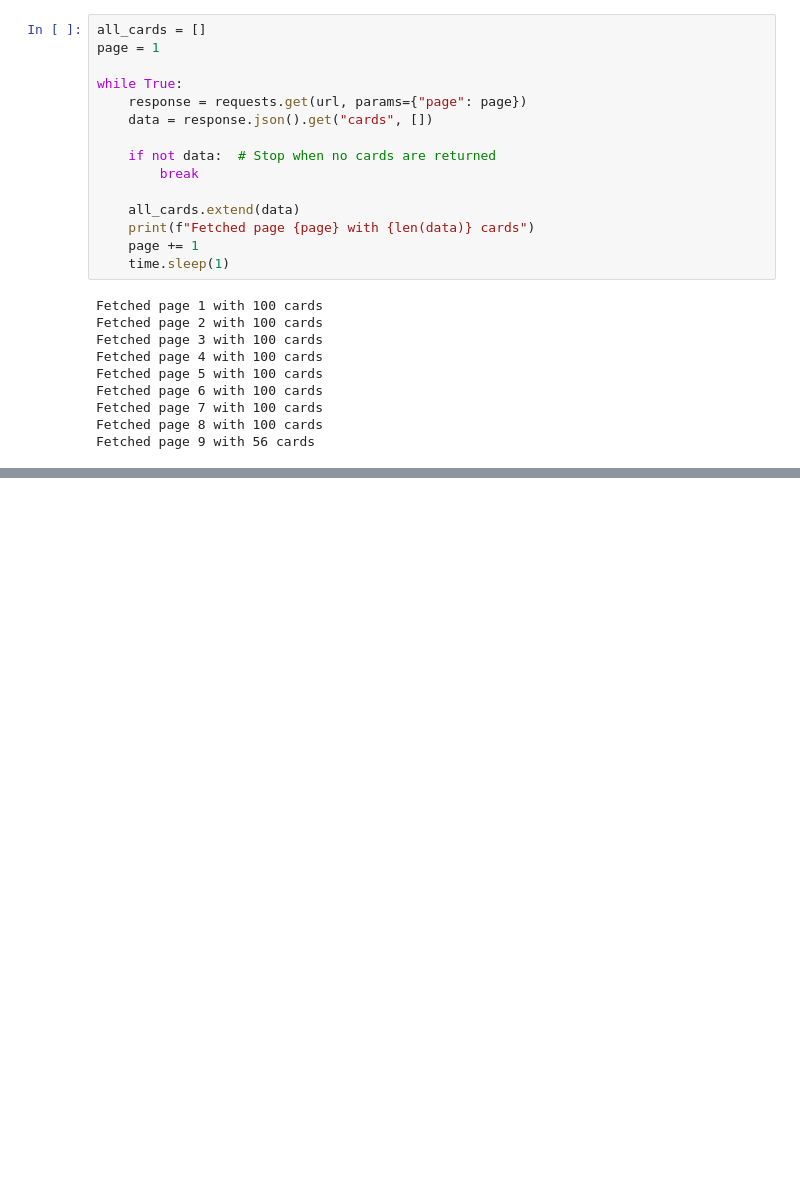
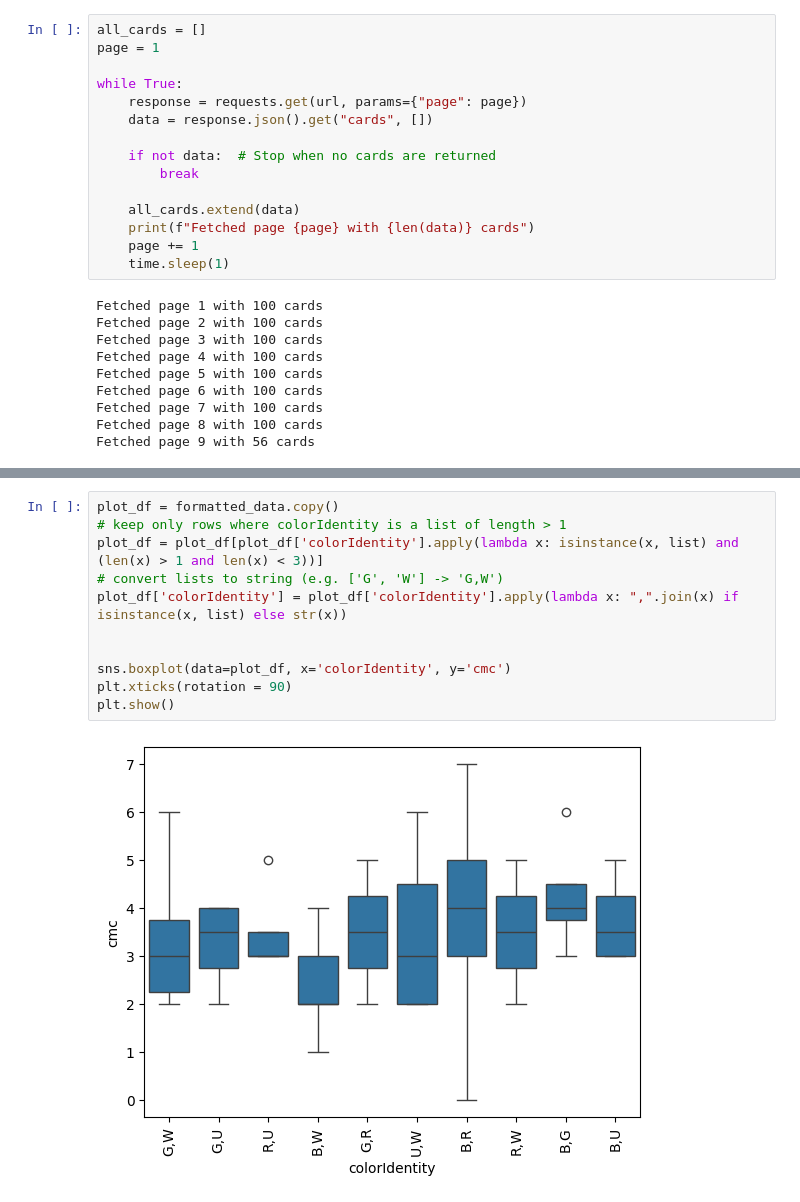
Before and after one commit to FBIagent42/magic_data_set, a Jupyter notebook: main.ipynb, the cells around one changed output, grey strips where cells are left out. Saved outputs shown, nothing was run; the diff lists cells and outputs as text; blank space fills up the shorter version.

```diff
--- a/main.ipynb
+++ b/main.ipynb
@@ -67,0 +80,13 @@ df_base.head()
+# %%
+plot_df = formatted_data.copy()
+# keep only rows where colorIdentity is a list of length > 1
+plot_df = plot_df[plot_df['colorIdentity'].apply(lambda x: isinstance(x, list) and (len(x) > 1 and len(x) < 3))]
+# convert lists to string (e.g. ['G', 'W'] -> 'G,W')
+plot_df['colorIdentity'] = plot_df['colorIdentity'].apply(lambda x: ",".join(x) if isinstance(x, list) else str(x))
+
+
+sns.boxplot(data=plot_df, x='colorIdentity', y='cmc')
+plt.xticks(rotation = 90)
+plt.show()
+# %% [output]
+[figure, added]
```
Also changed, not shown: parts of 19 cells of this notebook.
